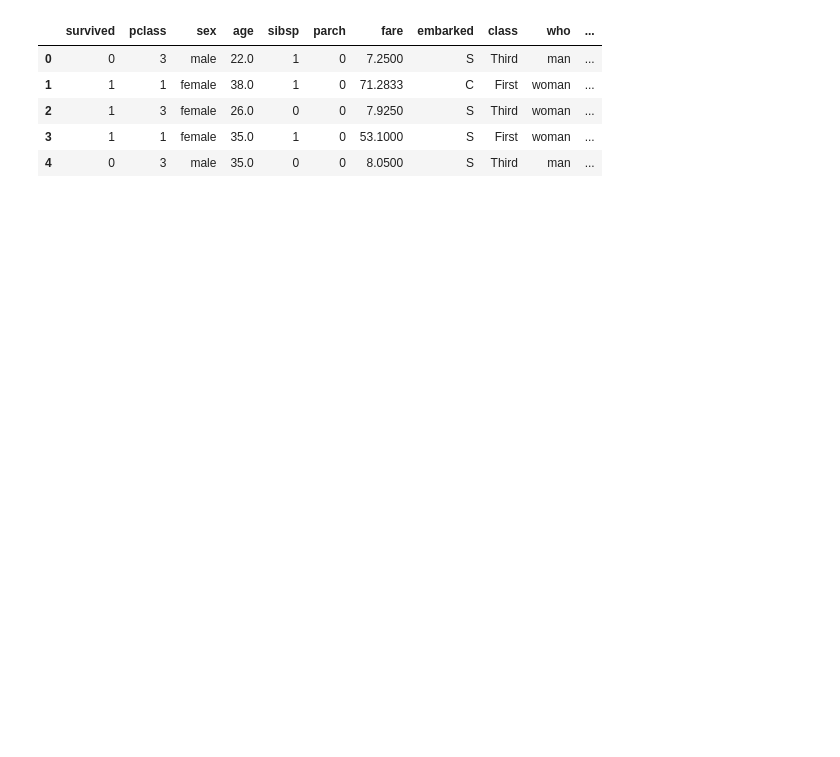
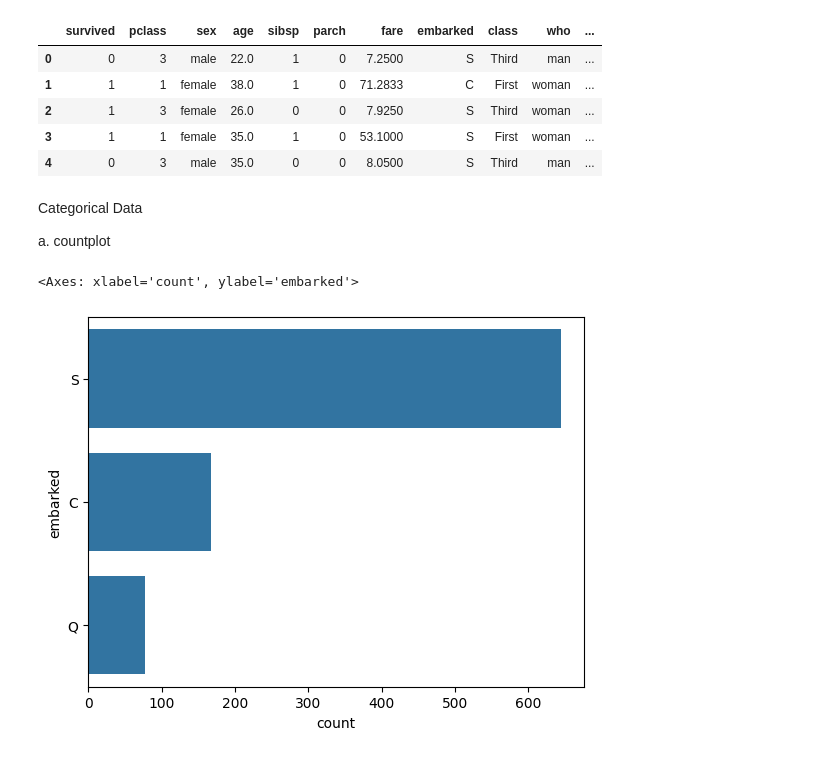
Before and after one commit to tashfeen786/100DaysOfMachineLearning, a Jupyter notebook: day 20 EDA using Univariate Analysis/EDA using Univariate Analysis.ipynb, the cells around one changed output. Saved outputs shown, nothing was run; the diff lists cells and outputs as text; code cells hidden in the pictures; blank space fills up the shorter version.

Commit message:
"Added code cells for EDA using univariate analysis, including categorical and numerical data plots."

```diff
--- a/day 20 EDA using Univariate Analysis/EDA using Univariate Analysis.ipynb
+++ b/day 20 EDA using Univariate Analysis/EDA using Univariate Analysis.ipynb
@@ -12,3 +12,12 @@ df.head()
 | 2 | 1 | 3 | female | 26.0 | 0 | 0 | 7.9250 | S | Third | woman | ... |
 | 3 | 1 | 1 | female | 35.0 | 1 | 0 | 53.1000 | S | First | woman | ... |
 | 4 | 0 | 3 | male | 35.0 | 0 | 0 | 8.0500 | S | Third | man | ... |
+# %% [markdown]
+Categorical Data
+
+a. countplot
+# %%
+sns.countplot(df['embarked'])
+# %% [output]
+<Axes: xlabel='count', ylabel='embarked'>
+[figure, added]
```
Also changed, not shown: parts of 8 cells of this notebook.
